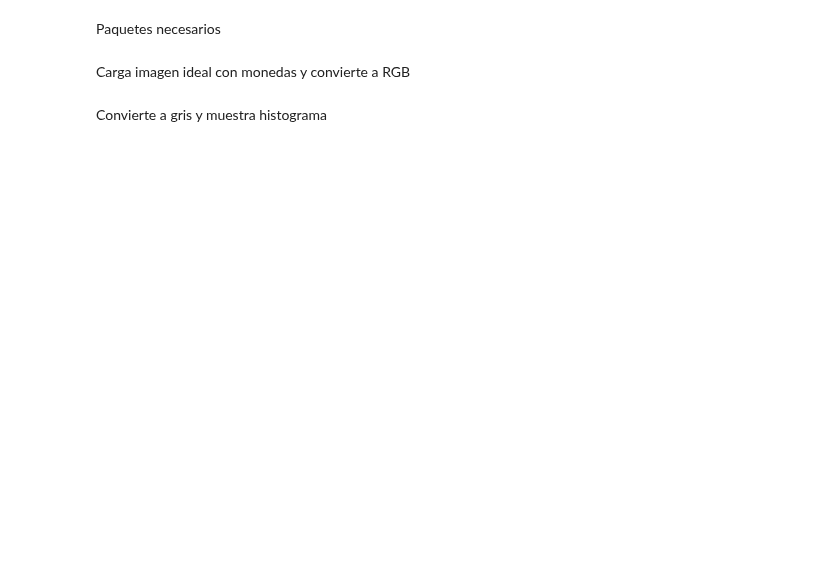
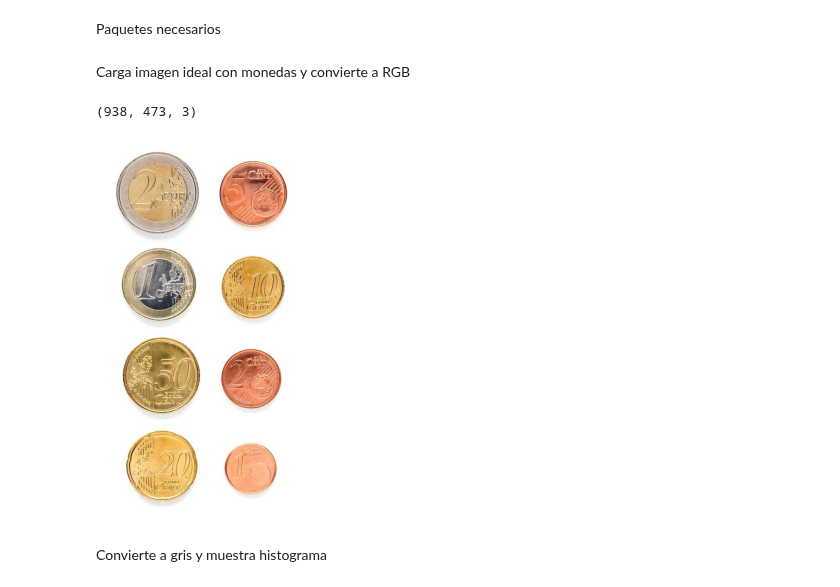
Before and after one commit to pablodmsngn/VC, a Jupyter notebook: PRACTICA_3/VC_P3.ipynb, the cells around one changed output. Saved outputs shown, nothing was run; the diff lists cells and outputs as text; code cells hidden in the pictures; blank space fills up the shorter version.

```diff
--- a/PRACTICA_3/VC_P3.ipynb
+++ b/PRACTICA_3/VC_P3.ipynb
@@ -9,14 +31,17 @@ import csv
 Carga imagen ideal con monedas y convierte a RGB
 # %%
 #Carga imagen ejemplo con monedas
-img = cv2.imread('Monedas.jpg')
+img = cv2.imread('img/Monedas.jpg')
 print(img.shape)
 #Recordar que OpenCV lee las imágenes en BGR, por lo que convertimos para visualizr a RGB
 img_rgb = cv2.cvtColor(img, cv2.COLOR_BGR2RGB)
 
 plt.axis("off")
 plt.imshow(img_rgb)
 plt.show()
+# %% [output]
+(938, 473, 3)
+[figure, added]
 # %% [markdown]
 Convierte a gris y muestra histograma
 # %%
```
Also changed, not shown: parts of 6 cells of this notebook, 1 other file.
